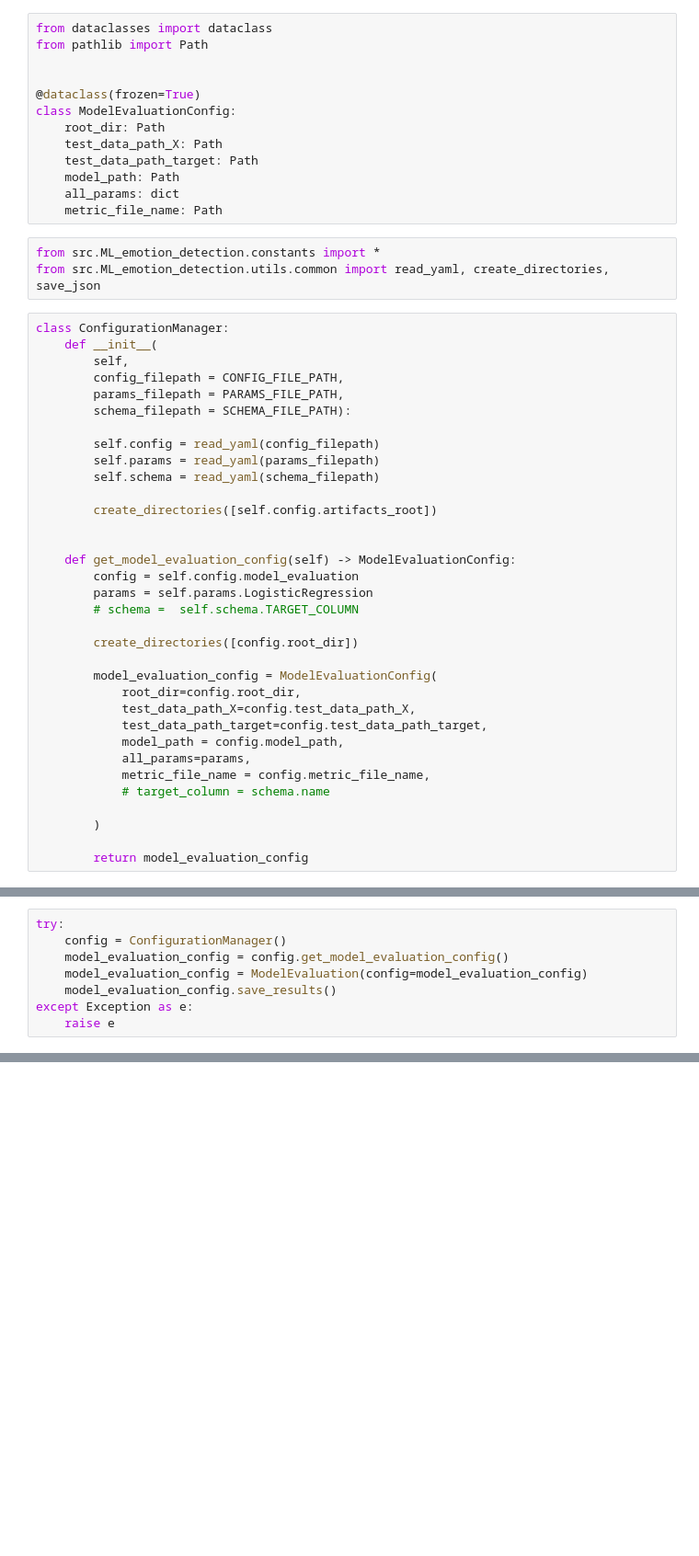
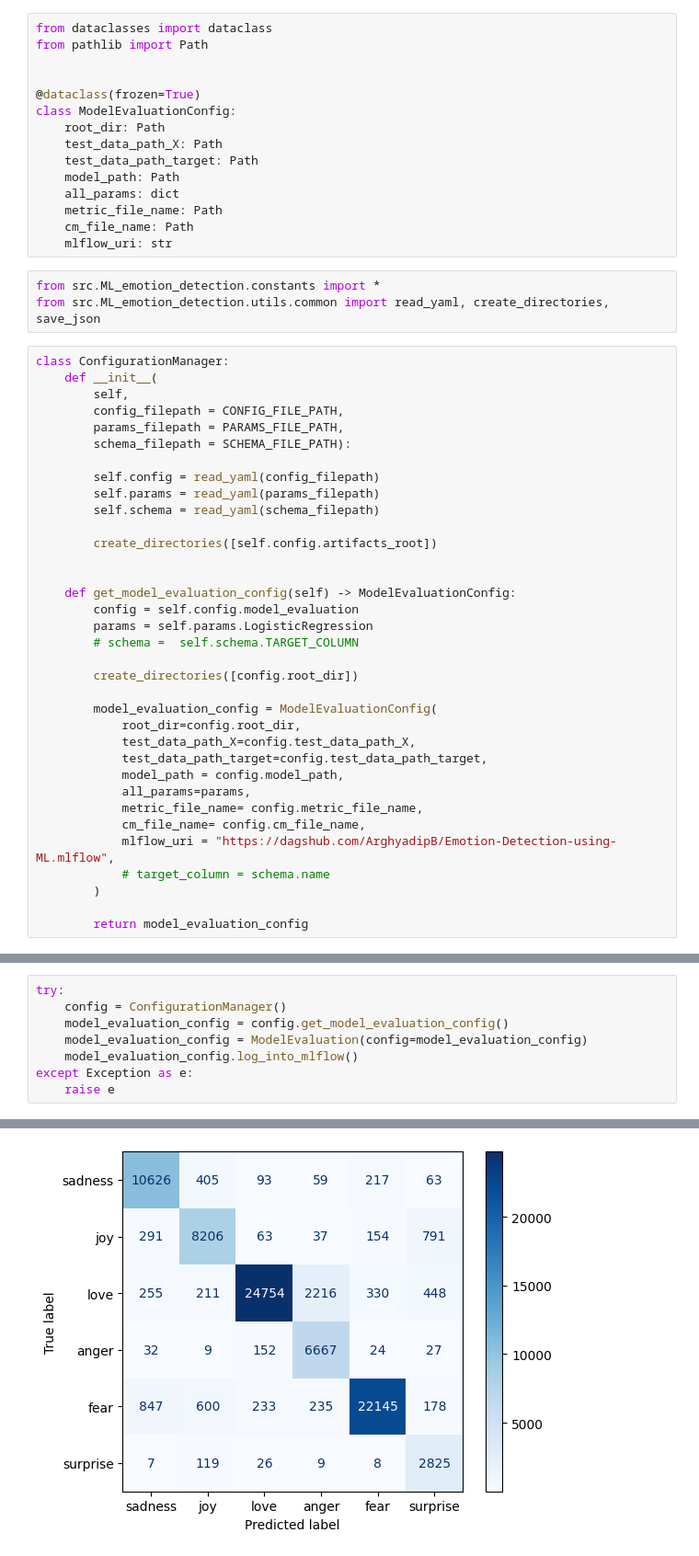
Before and after one commit to ArghyadipB/Emotion-Detection-using-ML, a Jupyter notebook: research/model_evaluation.ipynb, the cells around one changed output, grey strips where cells are left out. Shown at 92% size. Drawn from its saved outputs; the diff is of its cells as text; blank space fills up the shorter version.

Commit message:
Evaluation & Experiment tracking with  Mlflow

```diff
--- a/research/model_evaluation.ipynb
+++ b/research/model_evaluation.ipynb
@@ -20,6 +20,8 @@ class ModelEvaluationConfig:
     model_path: Path
     all_params: dict
     metric_file_name: Path
+    cm_file_name: Path
+    mlflow_uri: str
 # %%
 from src.ML_emotion_detection.constants import *
 from src.ML_emotion_detection.utils.common import read_yaml, create_directories, save_json
@@ -51,9 +53,10 @@ class ConfigurationManager:
             test_data_path_target=config.test_data_path_target,
             model_path = config.model_path,
             all_params=params,
-            metric_file_name = config.metric_file_name,
+            metric_file_name= config.metric_file_name,
+            cm_file_name= config.cm_file_name,
+            mlflow_uri = "https://dagshub.com/ArghyadipB/Emotion-Detection-using-ML.mlflow",
             # target_column = schema.name
-
         )
 
         return model_evaluation_config
@@ -92,7 +140,7 @@ try:
     config = ConfigurationManager()
     model_evaluation_config = config.get_model_evaluation_config()
     model_evaluation_config = ModelEvaluation(config=model_evaluation_config)
-    model_evaluation_config.save_results()
+    model_evaluation_config.log_into_mlflow()
 except Exception as e:
     raise e
 # %% [output]
@@ -107,0 +169 @@ except Exception as e:
+[figure, added]
```
Also changed, not shown: parts of 3 cells of this notebook, 7 other files.
